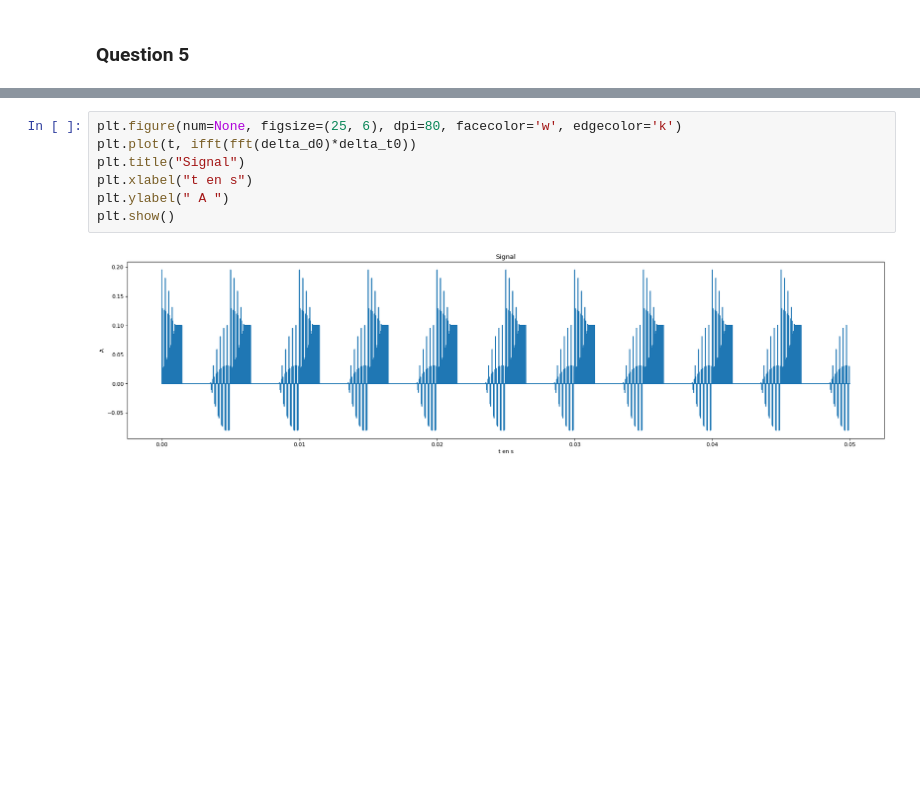
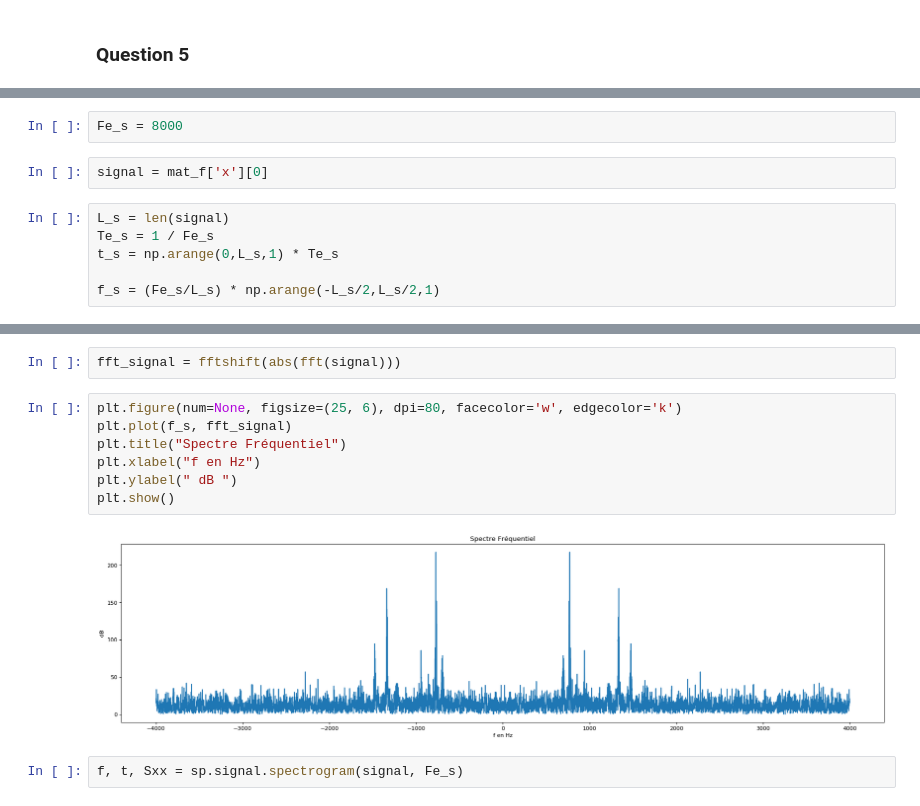
Before and after one commit to PierreFontaine/TNS, a Jupyter notebook: Copie_de_tds_1.ipynb, the cells around one changed output, grey strips where cells are left out. Drawn from its saved outputs; the diff is of its cells as text; blank space fills up the shorter version.

```diff
--- a/Copie_de_tds_1.ipynb
+++ b/Copie_de_tds_1.ipynb
@@ -467,2 +564,12 @@ plt.show()
+# %%
+Fe_s = 8000
+# %%
+signal = mat_f['x'][0]
+# %%
+L_s = len(signal)
+Te_s = 1 / Fe_s
+t_s = np.arange(0,L_s,1) * Te_s
+
+f_s = (Fe_s/L_s) * np.arange(-L_s/2,L_s/2,1)
 # %%
 plt.figure(num=None, figsize=(25, 6), dpi=80, facecolor='w', edgecolor='k')
@@ -476,9 +583,13 @@ plt.show()
+# %%
+fft_signal = fftshift(abs(fft(signal)))
 # %%
 plt.figure(num=None, figsize=(25, 6), dpi=80, facecolor='w', edgecolor='k')
-plt.plot(t, ifft(fft(delta_d0)*delta_t0))
-plt.title("Signal")
-plt.xlabel("t en s")
-plt.ylabel(" A ")
+plt.plot(f_s, fft_signal)
+plt.title("Spectre Fréquentiel")
+plt.xlabel("f en Hz")
+plt.ylabel(" dB ")
 plt.show()
 # %% [output]
-[figure, old version]
+[figure, new version]
+# %%
+f, t, Sxx = sp.signal.spectrogram(signal, Fe_s)
```
Also changed, not shown: parts of 30 cells of this notebook.
